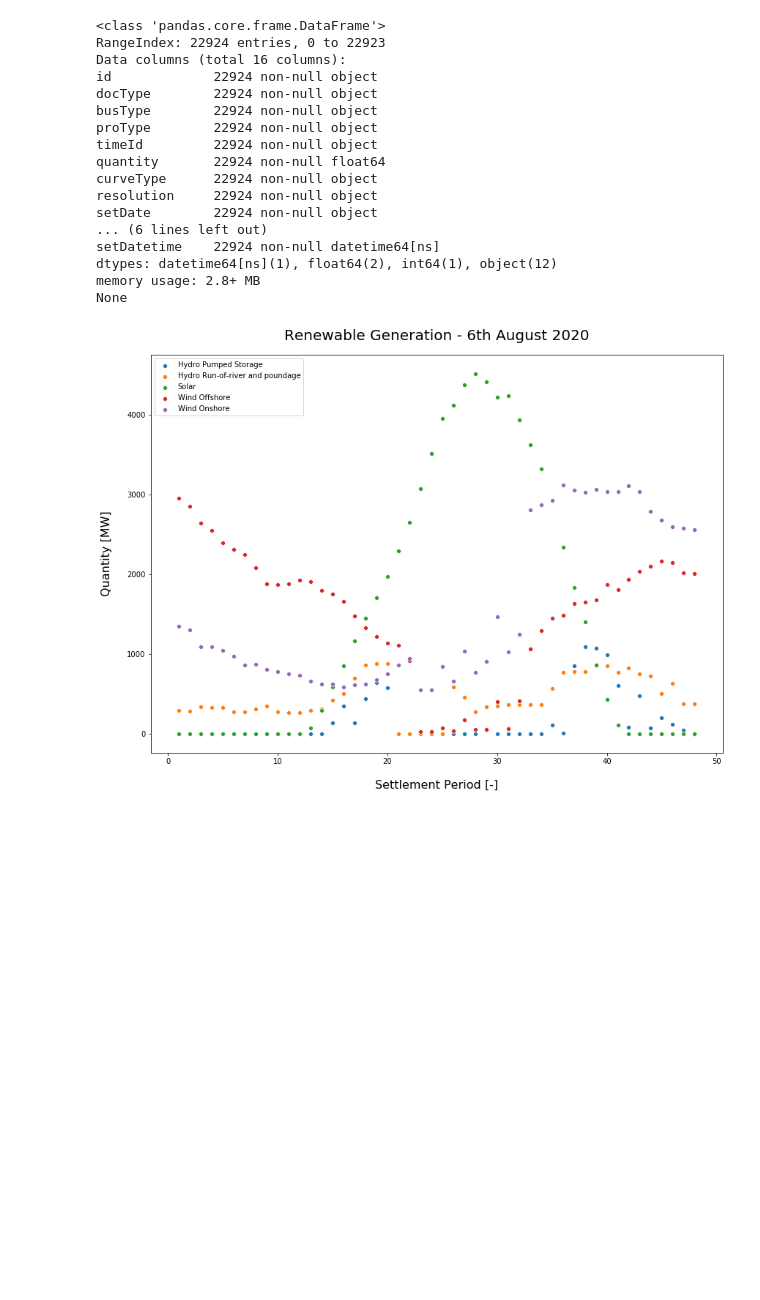
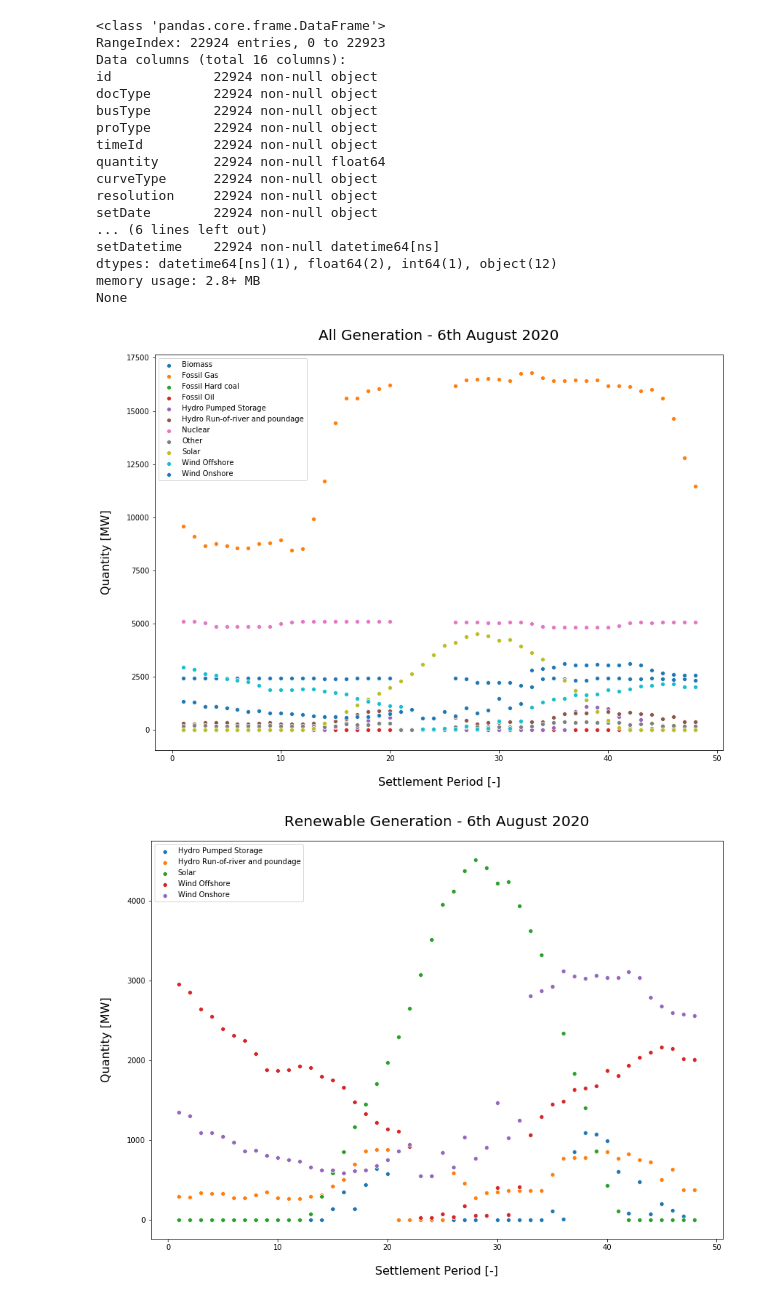
Before and after one commit to PMetcalf/GensetSimulation, a Jupyter notebook: data_analytics/notebooks/1.0-pm-eda.ipynb, the cells around one changed output. Drawn from its saved outputs; the diff is of its cells as text; code cells hidden in the pictures; blank space fills up the shorter version.

Commit message:
All generation per day plot

```diff
--- a/data_analytics/notebooks/1.0-pm-eda.ipynb
+++ b/data_analytics/notebooks/1.0-pm-eda.ipynb
@@ -97,6 +97,27 @@ setDatetime    22924 non-null datetime64[ns]
 dtypes: datetime64[ns](1), float64(2), int64(1), object(12)
 memory usage: 2.8+ MB
 None
+# %%
+# Plot Generation over Day
+
+# Filter for one day
+final_filtered_df = df_final[df_final['setDate'] == '2020-08-06']
+
+plt.figure(figsize =(14, 10))
+
+# Plot generation
+for pow_type, data in final_filtered_df.groupby('powType'):
+    sns.scatterplot(data = data, x = "setPeriod", y = "quantity", label = pow_type)
+
+# Set title, axes, legend
+plt.title("All Generation - 6th August 2020", fontsize = 20, pad = 20)
+plt.xlabel("Settlement Period [-]", fontsize = 16, labelpad = 20)
+plt.ylabel("Quantity [MW]", fontsize = 16, labelpad = 20)
+plt.legend(loc ="upper left")
+
+plt.show()
+# %% [output]
+[figure, added]
 # %%
 # Filter for renewable generation data
 renewable_powTypes = ['Solar', 'Wind Offshore', 'Wind Onshore', 'Hydro Run-of-river and poundage', 'Hydro Pumped Storage']
```
